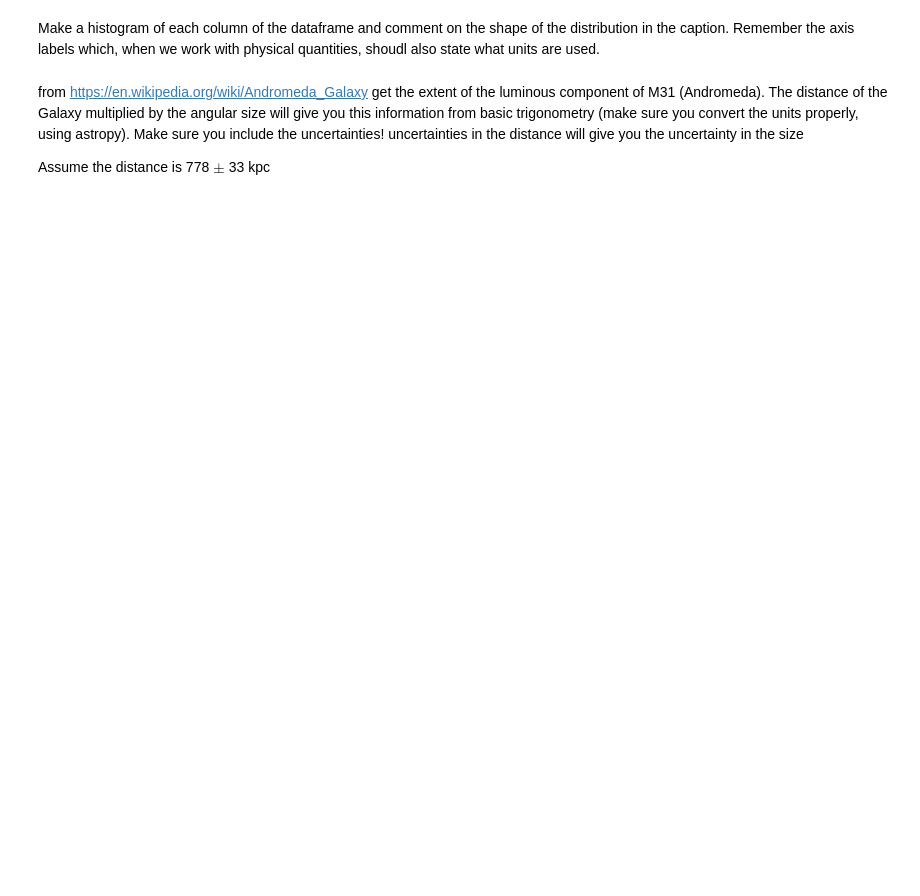
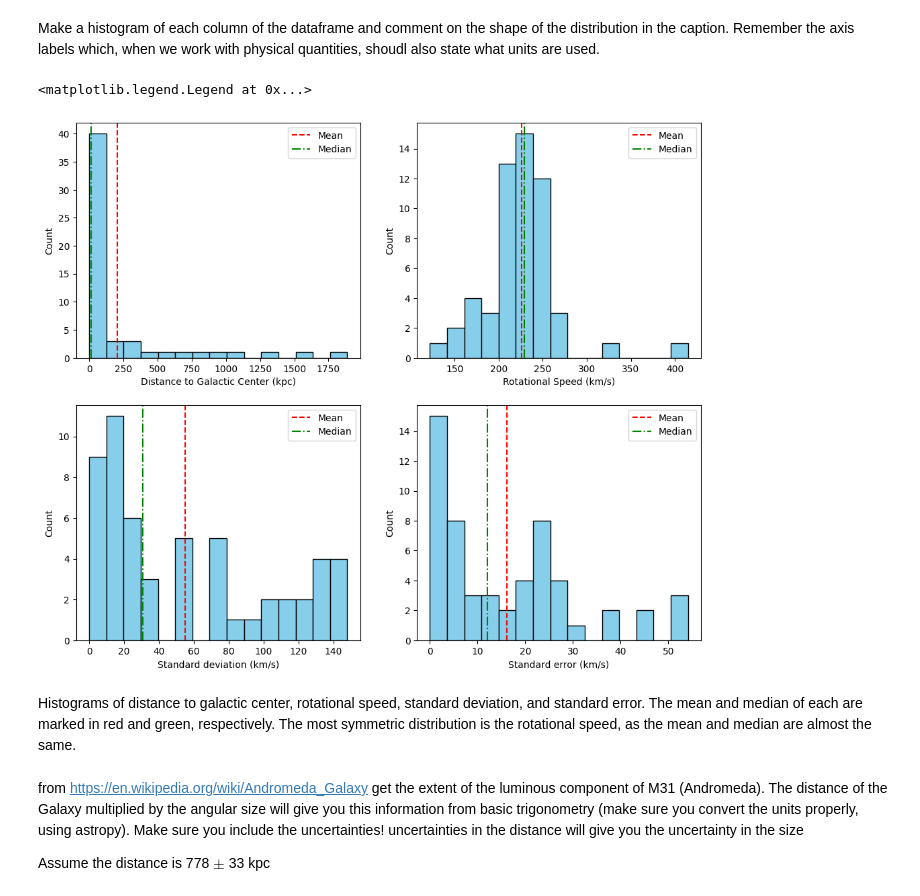
Before and after one commit to ashtonsouthwick/DSPS_ASouthwick, a Jupyter notebook: HW4/HW4_MWrotCurve_instructions.ipynb, the cells around one changed output. Saved outputs shown, nothing was run; the diff lists cells and outputs as text; code cells hidden in the pictures; blank space fills up the shorter version.

````diff
--- a/HW4/HW4_MWrotCurve_instructions.ipynb
+++ b/HW4/HW4_MWrotCurve_instructions.ipynb
@@ -83,5 +100,7 @@ Orignal data in https://academic.oup.com/pasj/article-abstract/67/4/75/1536635?r
 Get the data from the github repository https://github.com/fedhere/DSPS_FBianco/tree/master/HW4 : there are 2 files: mw.csv for the Millky Way and m31.csv for M31,the Andromeda galaxy. Start with M31,  Vera Rubin's original target.
 # %% [markdown]
 Note that the data contains 2 types of uncertainties: one significantly smaller than the other. The ```dv``` uncertainty derived by propagating the uncertainty in the measured  wavelength of the HII line. The uncertainty called ```err``` is the remaining error budget. To include all sources combine in quadrature the uncertiainties `dv` and `err` and call that `err_tot` including _all_ sources of uncertainty and not just the uncertainty in measuring the location of the line. Retain both, you will test your hypothesis with each one to see if it matters which uncertainty you choose
+# %%
+m31 = pd.read_csv("https://raw.githubusercontent.com/fedhere/DSPS_FBianco/refs/heads/main/HW4/m31.csv", skiprows=1)
 # %%
-m31 = ...
+m31.head()
@@ -109,5 +143,40 @@ Look at the mean and the median of each column - what can you say about the dist
 # %% [markdown]
 Make a histogram of each column of the dataframe and comment on the shape of the distribution in the caption. Remember the axis labels which, when we work with physical quantities, shoudl also state what units are used.
+# %%
+fig, axes = plt.subplots(2, 2, figsize=(12, 10))
+
+axes[0,0].hist(m31["R_kpc"], bins=15, color="skyblue", edgecolor="black")
+axes[0,0].axvline(m31["R_kpc"].mean(), color="r", ls="--", label="Mean")
+axes[0,0].axvline(m31["R_kpc"].median(), color="g", ls="-.", label="Median")
+axes[0,0].set_xlabel("Distance to Galactic Center (kpc)")
+axes[0,0].set_ylabel("Count")
+axes[0,0].legend()
+
+axes[0,1].hist(m31["V_kms"], bins=15, color="skyblue", edgecolor="black")
+axes[0,1].axvline(m31["V_kms"].mean(), color="r", ls="--", label="Mean")
+axes[0,1].axvline(m31["V_kms"].median(), color="g", ls="-.", label="Median")
+axes[0,1].set_xlabel("Rotational Speed (km/s)")
+axes[0,1].set_ylabel("Count")
+axes[0,1].legend()
+
+axes[1,0].hist(m31["Stdev"], bins=15, color="skyblue", edgecolor="black")
+axes[1,0].axvline(m31["Stdev"].mean(), color="r", ls="--", label="Mean")
+axes[1,0].axvline(m31["Stdev"].median(), color="g", ls="-.", label="Median")
+axes[1,0].set_xlabel("Standard deviation (km/s)")
+axes[1,0].set_ylabel("Count")
+axes[1,0].legend()
+
+axes[1,1].hist(m31["Sterror"], bins=15, color="skyblue", edgecolor="black")
+axes[1,1].axvline(m31["Sterror"].mean(), color="r", ls="--", label="Mean")
+axes[1,1].axvline(m31["Sterror"].median(), color="g", ls="-.", label="Median")
+axes[1,1].set_xlabel("Standard error (km/s)")
+axes[1,1].set_ylabel("Count")
+axes[1,1].legend()
+# %% [output]
+<matplotlib.legend.Legend at 0x...>
+[figure, added]
+# %% [markdown]
+Histograms of distance to galactic center, rotational speed, standard deviation, and standard error. The mean and median of each are marked in red and green, respectively. The most symmetric distribution is the rotational speed, as the mean and median are almost the same.
 # %% [markdown]
 from https://en.wikipedia.org/wiki/Andromeda_Galaxy get the extent of the luminous component of M31 (Andromeda). The distance of the Galaxy multiplied by the angular size will give you this information from basic trigonometry (make sure you convert the units properly, using astropy). Make sure you include the uncertainties! uncertainties in the distance will give you the uncertainty in the size
 
````
Also changed, not shown: parts of 36 cells of this notebook.
